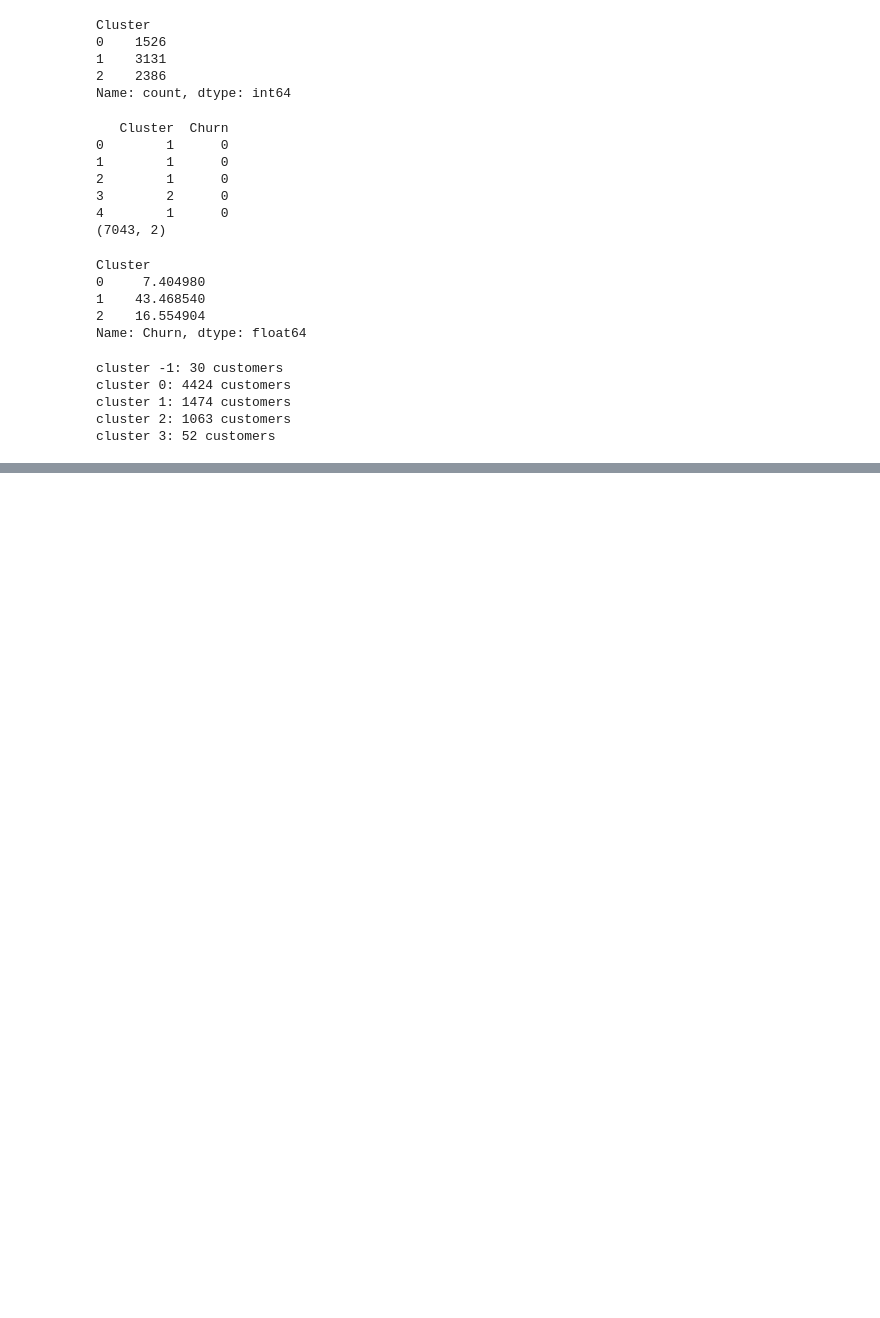
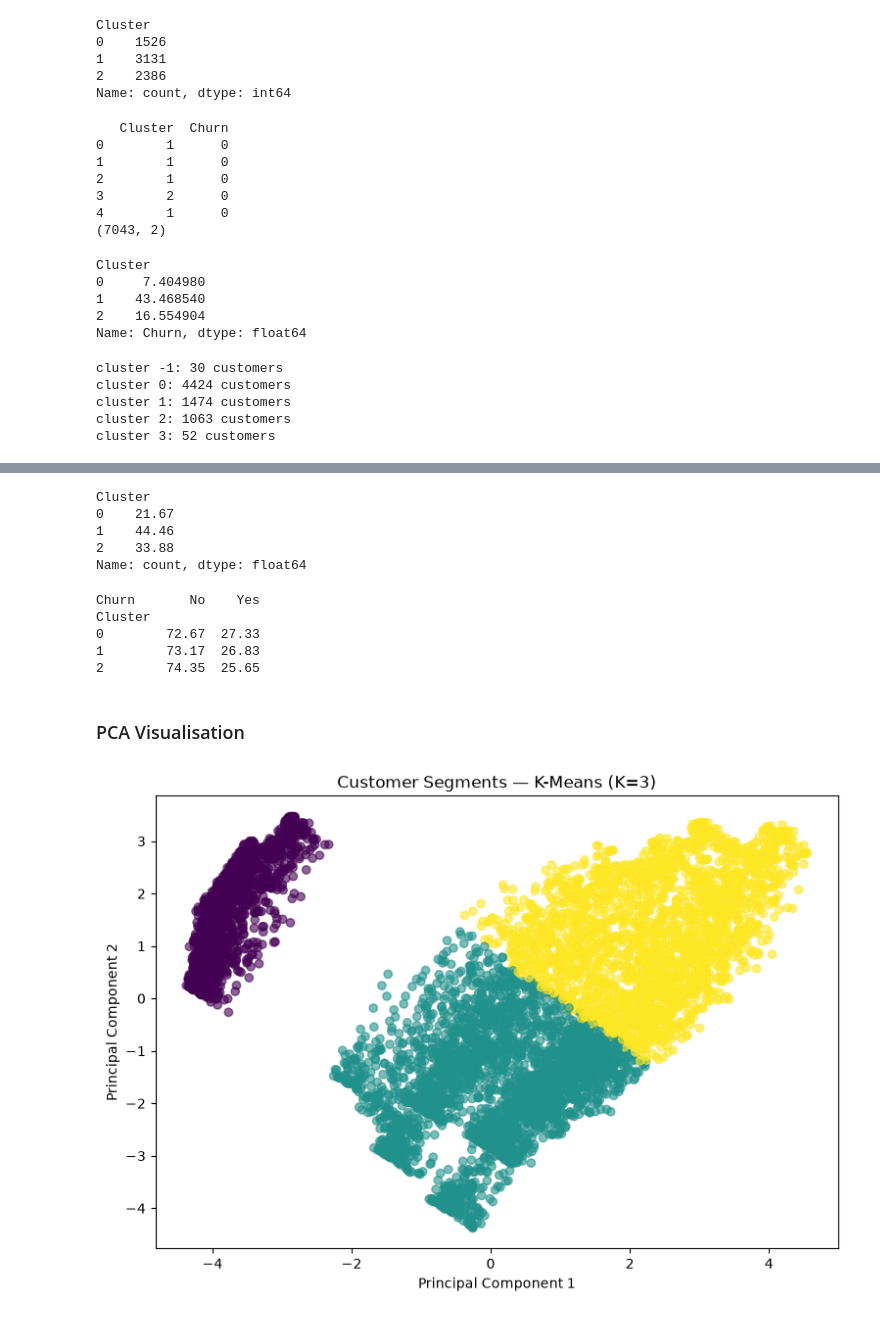
Before and after one commit to Moussa-Mohammed1/client-churn-prediction, a Jupyter notebook: notebooks/03_clustering.ipynb, the cells around one changed output, grey strips where cells are left out. Cells and saved outputs as stored; diff of their text form; code cells hidden in the pictures; blank space fills up the shorter version.

Commit message:
implement the full clustering notebook containing evauation metrics, profiling, and PCA visualisation

```diff
--- a/notebooks/03_clustering.ipynb
+++ b/notebooks/03_clustering.ipynb
@@ -237,4 +242,4 @@ cluster 3: 52 customers
 # %%
-X_cluster["Cluster"] = cluster_labels
-print(X_cluster.head())
+df_cluster["Cluster"] = cluster_labels
+print(df_cluster.head())
 # %% [output]
@@ -269,0 +349,32 @@ Cluster
+# %%
+cluster_size = (
+    df_cluster["Cluster"]
+    .value_counts()
+    .sort_index()
+)
+
+cluster_percentage = (
+    cluster_size / len(df_cluster) * 100
+).round(2)
+
+print(cluster_percentage)
+# %% [output]
+Cluster
+0    21.67
+1    44.46
+2    33.88
+Name: count, dtype: float64
+# %%
+churn_profile = pd.crosstab(
+    df_cluster["Cluster"],
+    df_cluster["Churn"],
+    normalize="index"
+) * 100
+
+print(churn_profile.round(2))
+# %% [output]
+Churn       No    Yes
+Cluster
+0        72.67  27.33
+1        73.17  26.83
+2        74.35  25.65
@@ -269,0 +389,23 @@ Cluster
+# %% [markdown]
+### PCA Visualisation
+# %%
+X_for_pca_2d = X_cluster.drop(columns=["Cluster"])
+pca_2d = PCA(n_components=2)
+X_pca_2d = pca_2d.fit_transform(X_for_pca_2d)
+# %%
+plt.figure(figsize=(9, 6))
+
+plt.scatter(
+    X_pca_2d[:, 0],
+    X_pca_2d[:, 1],
+    c=cluster_labels,
+    alpha=0.6
+)
+
+plt.xlabel("Principal Component 1")
+plt.ylabel("Principal Component 2")
+plt.title("Customer Segments — K-Means (K=3)")
+
+plt.show()
+# %% [output]
+[figure, added]
```
Also changed, not shown: parts of 7 cells of this notebook.
